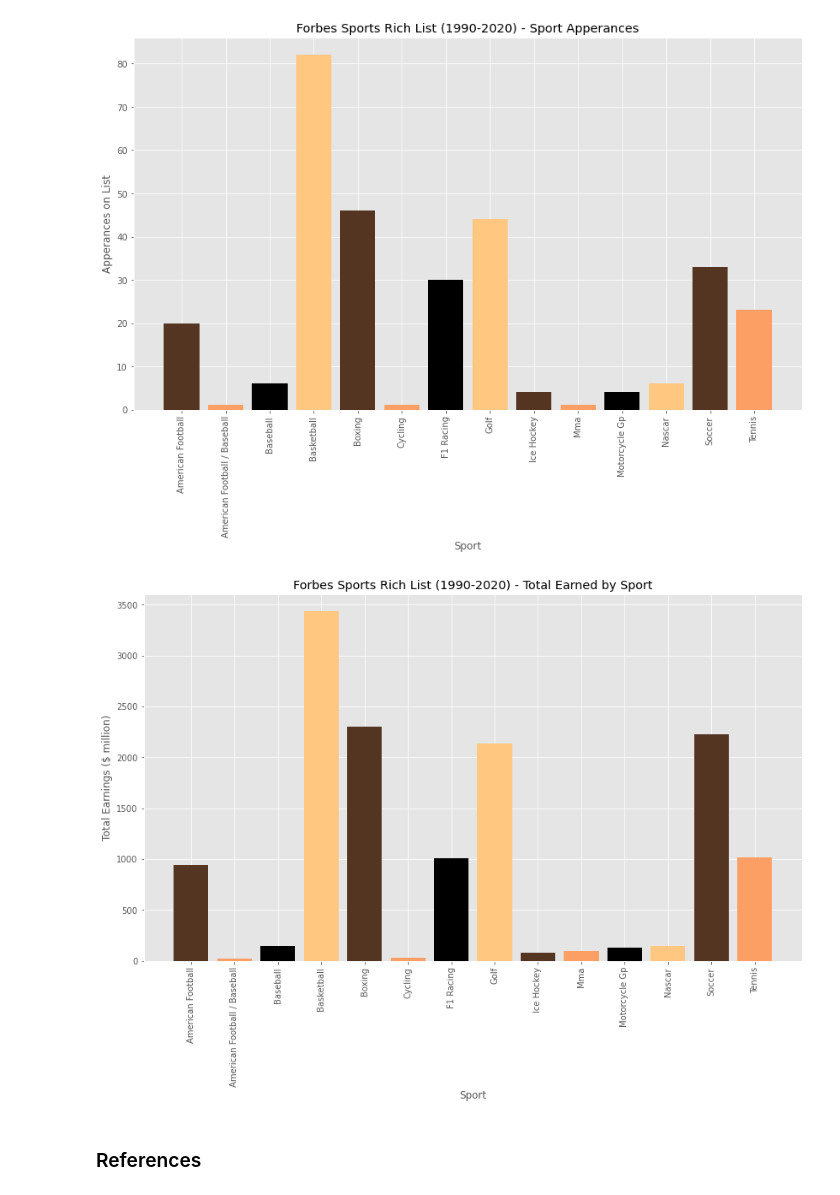
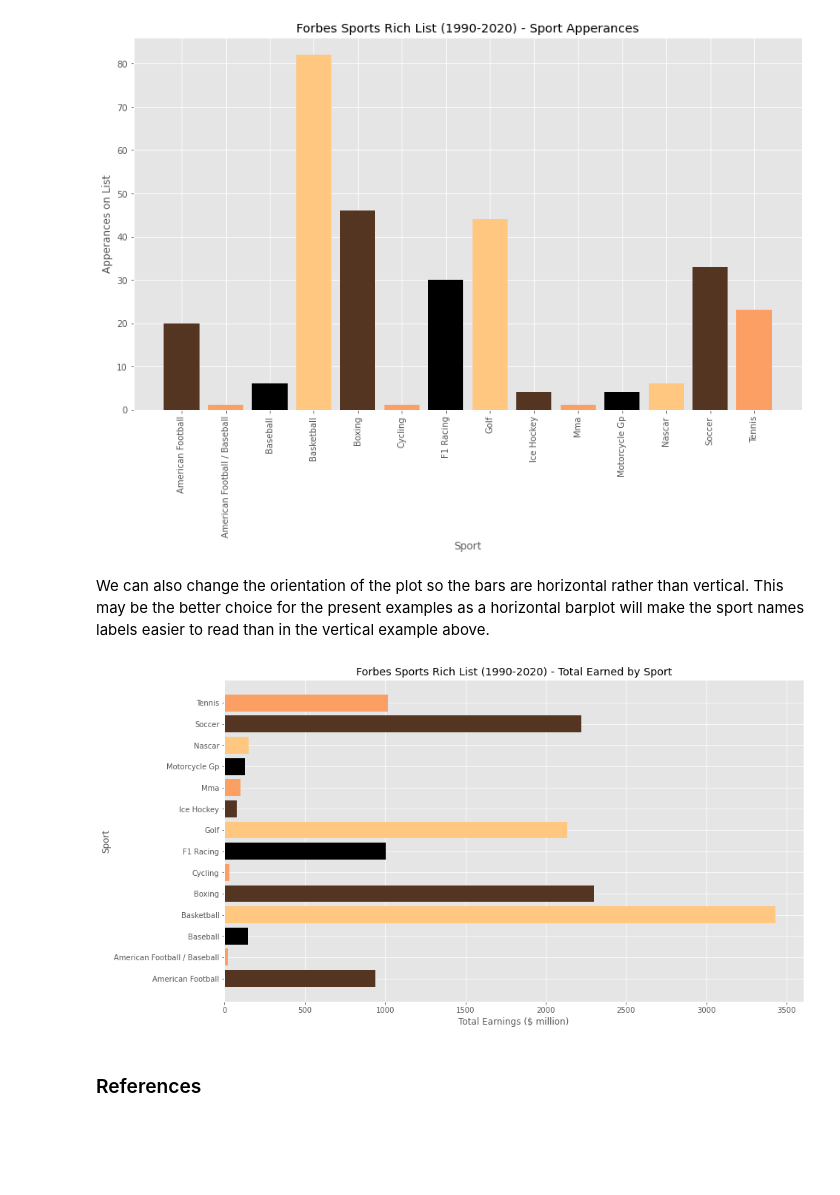
Before and after one commit to andrewjscott/Fundamentals-of-Data-Analysis-Assignment, a Jupyter notebook: pyplot.ipynb, the cells around one changed output. Drawn from its saved outputs; the diff is of its cells as text; code cells hidden in the pictures; blank space fills up the shorter version.

```diff
--- a/pyplot.ipynb
+++ b/pyplot.ipynb
@@ -309,20 +245,22 @@ plt.xticks(rotation=90)
 plt.savefig('pyplot/pyplot-outputs/ForbesRichApperancesBar.png')
 # %% [output]
 [figure]
+# %% [markdown]
+We can also change the orientation of the plot so the bars are horizontal rather than vertical. This may be the better choice for the present examples as a horizontal barplot will make the sport names labels easier to read than in the vertical example above.
 # %%
 # Plot Forbes Rich List by Total Earnings
-plt.bar(df_sport['Sport'], df_sport['Total Earnings ($ million)'], color=colors)
+plt.barh(df_sport['Sport'], df_sport['Total Earnings ($ million)'], color=colors)
 
 # Add labels
 plt.title("Forbes Sports Rich List (1990-2020) - Total Earned by Sport")
-plt.xlabel("Sport")
-plt.ylabel("Total Earnings ($ million)")
+plt.xlabel("Total Earnings ($ million)")
+plt.ylabel("Sport")
 
 # Rotate axis labels as they were illegible and on top of each other by default
-plt.xticks(rotation=90)
+#plt.xticks(rotation=90)
 
 plt.savefig('pyplot/pyplot-outputs/ForbesRichSportTotalBar.png')
 # %% [output]
-[figure, old version]
+[figure, new version]
 # %% [markdown]
 ### References
```
Also changed, not shown: parts of 16 cells of this notebook, 1 other file.
